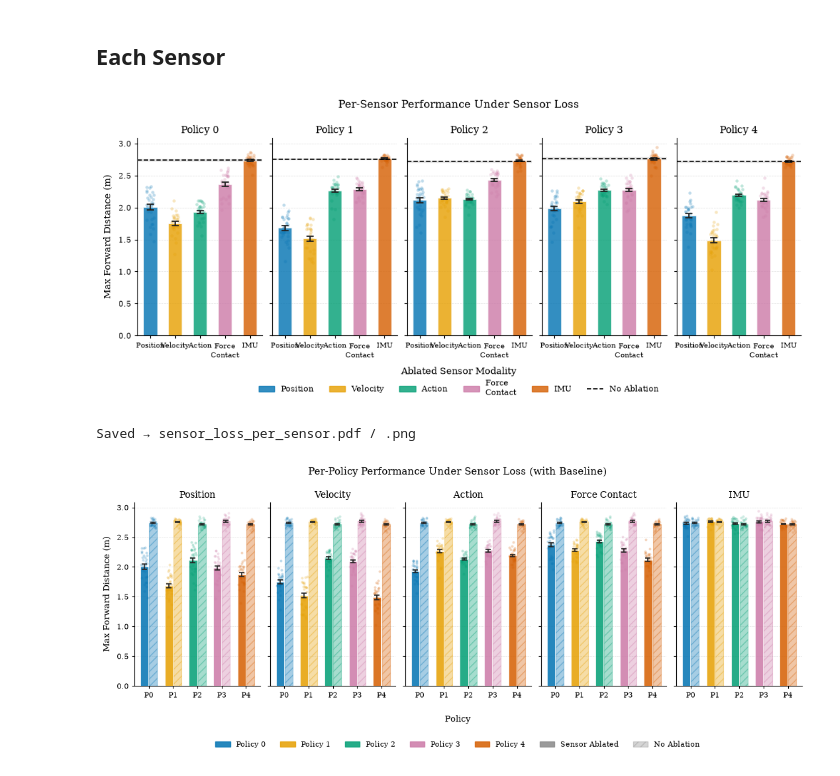
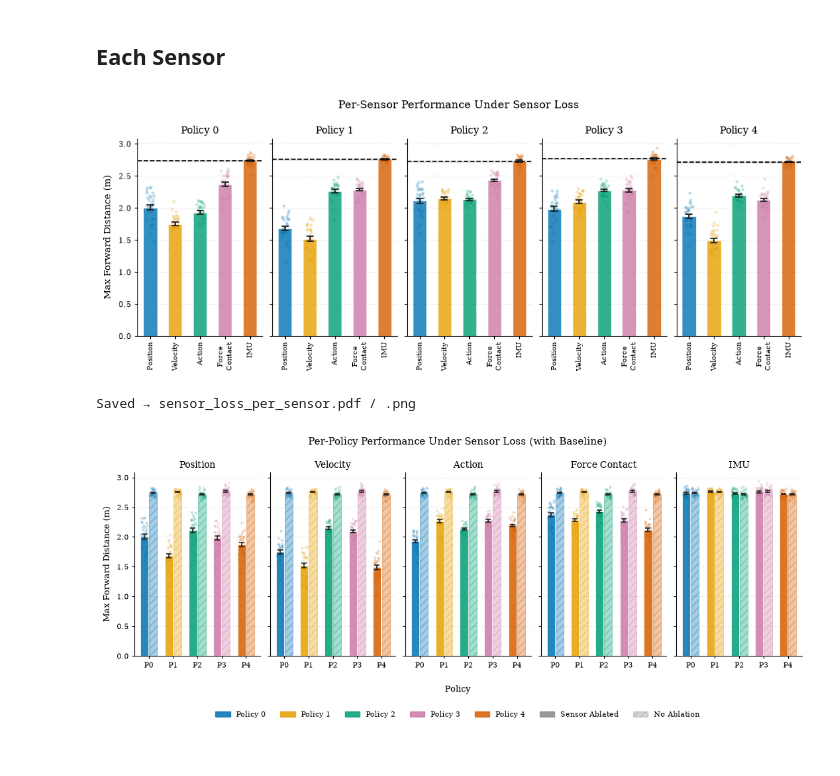
Before and after one commit to PavarisAsawa/locomotion_learning_information-theory, a Jupyter notebook: key_sensor/sensor_loss_performance.ipynb, the cells around one changed output. Drawn from its saved outputs; the diff is of its cells as text; code cells hidden in the pictures.

```diff
--- a/key_sensor/sensor_loss_performance.ipynb
+++ b/key_sensor/sensor_loss_performance.ipynb
@@ -263,16 +263,21 @@ for pol_idx, ax in enumerate(axes):
     all_data = [per_policy[s][pol_idx] for s in sensor_order] + [baseline_per_policy[pol_idx]]
     means    = np.array([np.mean(d) for d in all_data])
     sems     = np.array([stats.sem(d)  for d in all_data])
-
+    sds      = np.array([np.std(d, ddof=1) for d in all_data])
     # Bars
     ax.bar(x, means, width=W, color=ALL_COLORS, alpha=0.80,
            edgecolor="white", linewidth=0.6, zorder=3)
 
     # Error bars
     # ax.errorbar(x, means, yerr=sems, fmt="none",
-    ax.errorbar(x, means, yerr=sems, fmt="none",
+    # ax.errorbar(x, means, yerr=sems, fmt="none",
+    #             ecolor="#222222", elinewidth=1.3,
+    #             capsize=3.5, capthick=1.3, zorder=5)
+
+    ax.errorbar(x, means, yerr=sds, fmt="none",
                 ecolor="#222222", elinewidth=1.3,
                 capsize=3.5, capthick=1.3, zorder=5)
+
 
     # Jitter
     for si, d in enumerate(all_data):
@@ -286,7 +291,7 @@ for pol_idx, ax in enumerate(axes):
 
     ax.set_title(f"Policy {pol_idx}", pad=5)
     ax.set_xticks(x)
-    ax.set_xticklabels(sensor_labels, fontsize=7.5, rotation=30)
+    ax.set_xticklabels(sensor_labels, fontsize=7.5, rotation=90)
     ax.yaxis.grid(True, linestyle="--", linewidth=0.5, alpha=0.40, zorder=0)
     ax.set_axisbelow(True)
     ax.spines[["top", "right"]].set_visible(False)
@@ -294,17 +299,17 @@ for pol_idx, ax in enumerate(axes):
     ax.tick_params(length=3, width=0.8)
 
 axes[0].set_ylabel("Max Forward Distance (m)", labelpad=6)
-fig.text(0.5, -0.04, "Ablated Sensor Modality", ha="center", fontsize=9)
+# fig.text(0.5, -0.04, "Ablated Sensor Modality", ha="center", fontsize=9)
 
 # ── Legend ────────────────────────────────────────────────────────────────────
 handles = [plt.Rectangle((0, 0), 1, 1, color=c, alpha=0.80) for c in ALL_COLORS]
 labels  = ["Position", "Velocity", "Action", "Force Contact", "IMU", "No Ablation"]
-fig.legend(handles, labels,
-           loc="lower center", ncol=6, fontsize=8,
-           frameon=False, bbox_to_anchor=(0.5, -0.16))
+# fig.legend(handles, labels,
+#            loc="lower center", ncol=6, fontsize=8,
+#            frameon=False, bbox_to_anchor=(0.5, -0.16))
 
 # fig.savefig("sensor_loss_per_sensor_with_baseline.pdf", dpi=300, bbox_inches="tight")
-# fig.savefig("sensor_loss_per_sensor_with_baseline.png", dpi=300, bbox_inches="tight")
+fig.savefig("sensor_loss_per_sensor_with_baseline.png", dpi=300, bbox_inches="tight")
 plt.show()
 print("Saved → sensor_loss_per_sensor_with_baseline.pdf / .png")
 # %% [output]
@@ -346,40 +351,40 @@ for pol_idx, ax in enumerate(axes):
         jitter = rng.uniform(-W * 0.28, W * 0.28, size=len(d))
         ax.scatter(x[si] + jitter, d,
                    color=SENSOR_COLORS[si], alpha=0.25, s=10, linewidths=0, zorder=4)
 
     # ── Baseline: horizontal line for this policy ─────────────────────────────
     bm = np.mean(baseline_per_policy[pol_idx])
     bs = stats.sem(baseline_per_policy[pol_idx])
     ax.axhline(bm, color="black", linestyle="--", linewidth=1.2, zorder=6,
                label="No Ablation")
     ax.axhspan(bm - bs, bm + bs, color="black", alpha=0.07, zorder=2)
 
     ax.set_title(f"Policy {pol_idx}", pad=5)
     ax.set_xticks(x)
-    ax.set_xticklabels(sensor_labels, fontsize=7.5)
+    ax.set_xticklabels(sensor_labels, fontsize=7.5,rotation=90)
     ax.yaxis.grid(True, linestyle="--", linewidth=0.5, alpha=0.40, zorder=0)
     ax.set_axisbelow(True)
     ax.spines[["top", "right"]].set_visible(False)
     ax.spines[["left", "bottom"]].set_linewidth(0.8)
     ax.tick_params(length=3, width=0.8)
 
 axes[0].set_ylabel("Max Forward Distance (m)", labelpad=6)
-fig.text(0.5, -0.04, "Ablated Sensor Modality", ha="center", fontsize=9)
+# fig.text(0.5, -0.04, "Ablated Sensor Modality", ha="center", fontsize=9)
 
 # ── Legend ────────────────────────────────────────────────────────────────────
 sensor_handles = [plt.Rectangle((0, 0), 1, 1, color=c, alpha=0.80) for c in SENSOR_COLORS]
 base_handle    = plt.Line2D([0], [0], color="black", linestyle="--", linewidth=1.2)
-fig.legend(sensor_handles + [base_handle],
-           sensor_labels + ["No Ablation"],
-           loc="lower center", ncol=6, fontsize=8,
-           frameon=False, bbox_to_anchor=(0.5, -0.16))
+# fig.legend(sensor_handles + [base_handle],
+#            sensor_labels + ["No Ablation"],
+#            loc="lower center", ncol=6, fontsize=8,
+#            frameon=False, bbox_to_anchor=(0.5, -0.16))
 
 # fig.savefig("sensor_loss_per_sensor.pdf", dpi=300, bbox_inches="tight")
 fig.savefig("sensor_loss_per_sensor.png", dpi=300, bbox_inches="tight")
 plt.show()
 print("Saved → sensor_loss_per_sensor.pdf / .png")
 # %% [output]
-[figure, old version]
+[figure, new version]
 Saved → sensor_loss_per_sensor.pdf / .png
 # %%
 # ── Per-sensor: grouped bars (ablation | baseline) per policy ─────────────────
```
Also changed, not shown: parts of 1 cell of this notebook, 14 other files.
